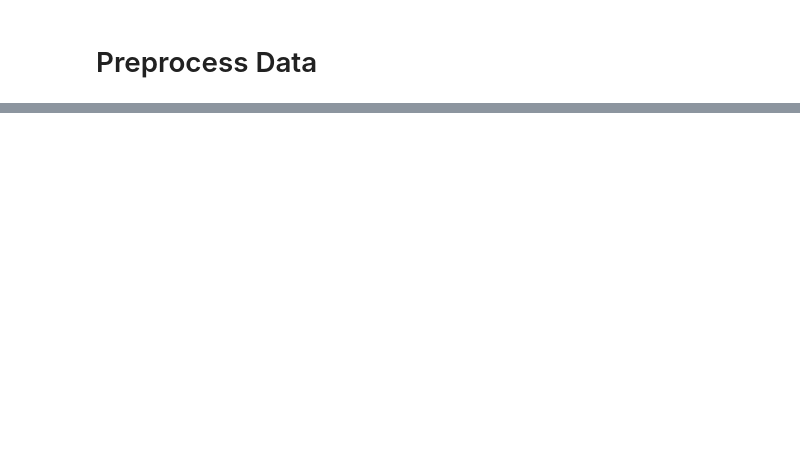
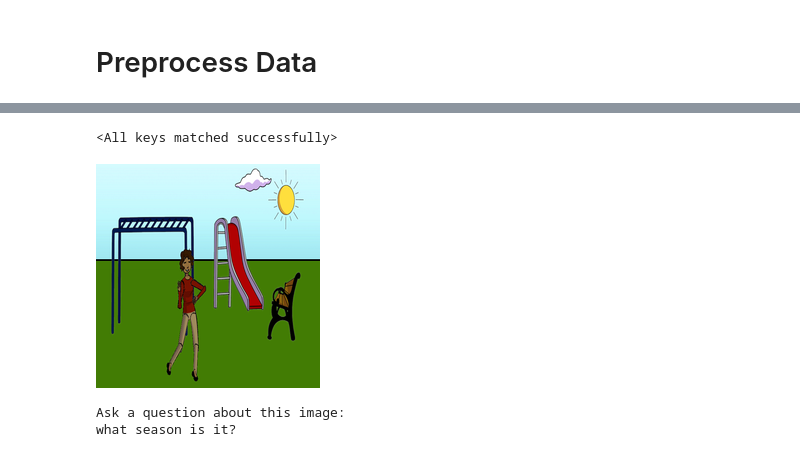
Before and after one commit to stran123/basic_vqa, a Jupyter notebook: train.ipynb, the cells around one changed output, grey strips where cells are left out. Saved outputs shown, nothing was run; the diff lists cells and outputs as text; code cells hidden in the pictures; blank space fills up the shorter version.

```diff
--- a/train.ipynb
+++ b/train.ipynb
@@ -269,0 +268,11 @@ KeyboardInterrupt: ignored
+# %%
+model_path = 'original-model-30.ckpt'
+model.load_state_dict(torch.load(model_path)['state_dict'])
+# %% [output]
+<All keys matched successfully>
+# %%
+from PIL import Image
+image_path = './datasets/Resized_Images/'
+img = Image.open(image_path+"train2015/abstract_v002_train2015_000000000000.png")
+# %% [output]
+[figure, added]
@@ -269,0 +292,16 @@ KeyboardInterrupt: ignored
+# %%
+import spacy
+tokenizer = spacy.load('en_core_web_sm')
+
+max_qst_length = 30
+
+user_question = input("Ask a question about this image:\n")
+
+parsed_user_question = [token.text for token in tokenizer(user_question.lower())]
+
+question = np.array([qst_vocab.word2idx('<pad>')] * max_qst_length)  # padded with '<pad>' in 'ans_vocab'
+question[:len(parsed_user_question)] = [qst_vocab.word2idx(w) for w in parsed_user_question]
+question = torch.tensor(question).unsqueeze(0).to(device)
+# %% [output]
+Ask a question about this image:
+what season is it?
```
Also changed, not shown: parts of 20 cells of this notebook.
